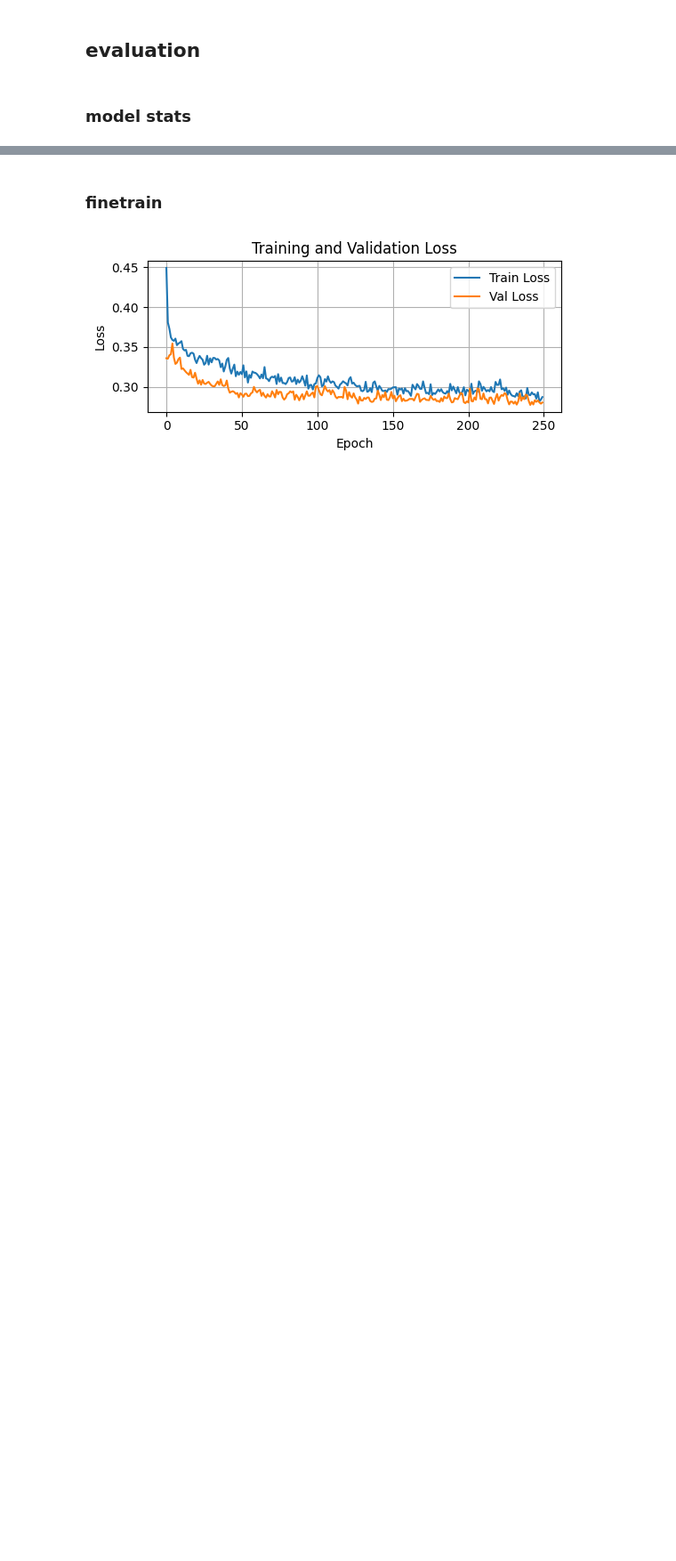
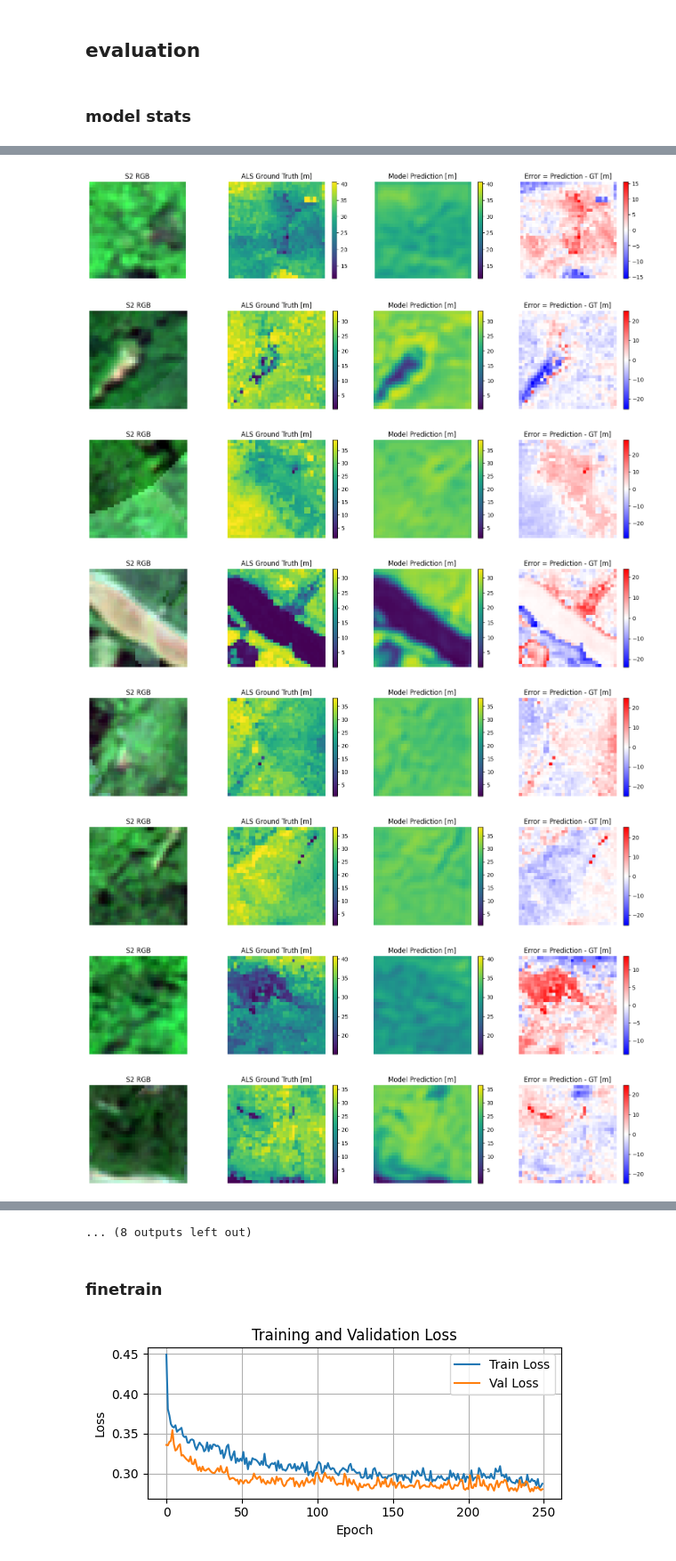
Before and after one commit to fizz-x/TreeHeads, a Jupyter notebook: training/03_unet_hypertuned.ipynb, the cells around one changed output, grey strips where cells are left out. Shown at 89% size. Saved outputs shown, nothing was run; the diff lists cells and outputs as text; code cells hidden in the pictures; blank space fills up the shorter version.

```diff
--- a/training/03_unet_hypertuned.ipynb
+++ b/training/03_unet_hypertuned.ipynb
@@ -630,0 +640,11 @@ Evaluation report completed.
+# %%
+eval.plot_real_pred_delta(model, val_loader, num_samples=20, device=config['device'],json_path=ALS_NORM_PARAMS_JOINT)
+# %% [output]
+[figure, added]
+[figure, added]
+[figure, added]
+[figure, added]
+[figure, added]
+[figure, added]
+[figure, added]
+[figure, added]
@@ -631,3 +655,4 @@ Evaluation report completed.
+... (8 outputs left out)
 # %% [markdown]
 ### finetrain
 # %%
```
Also changed, not shown: parts of 10 cells of this notebook, 1 other file.
